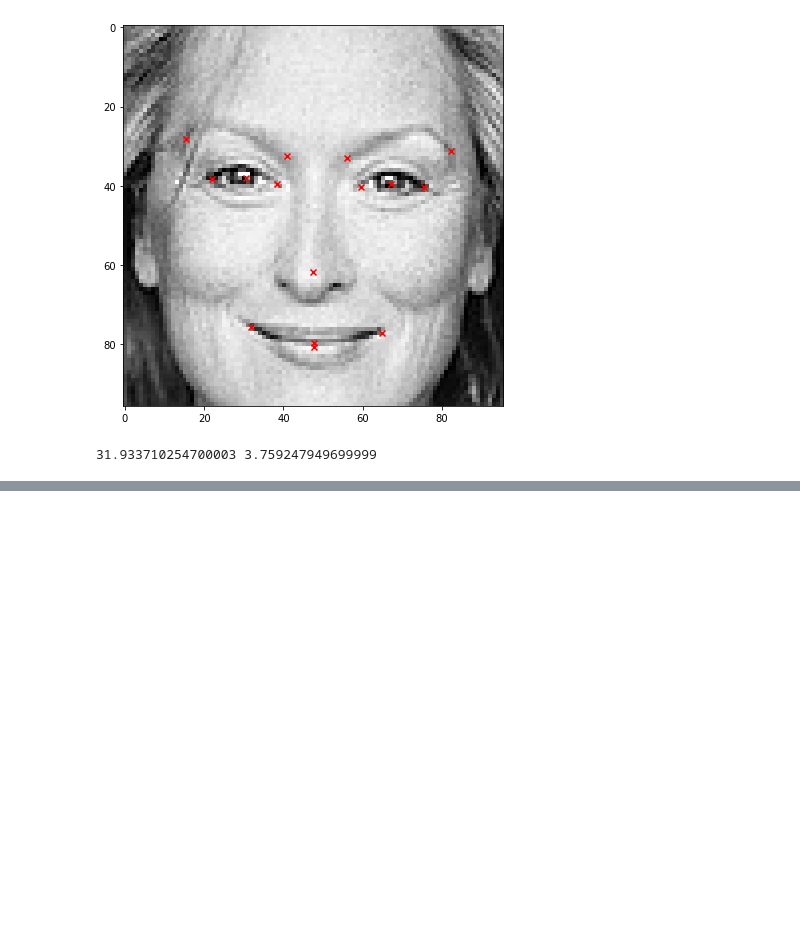
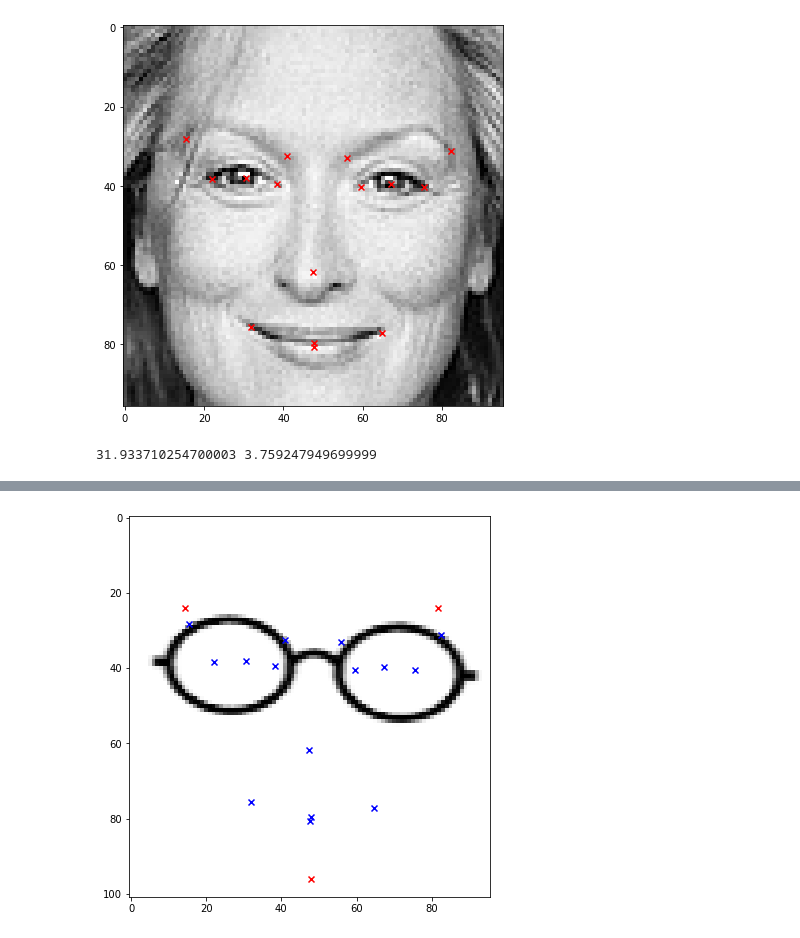
Before and after one commit to ss2342/CV_Snap_Filter, a Jupyter notebook: CV_Snap_filter_data_augmentation.ipynb, the cells around one changed output, grey strips where cells are left out. Saved outputs shown, nothing was run; the diff lists cells and outputs as text; code cells hidden in the pictures; blank space fills up the shorter version.

```diff
--- a/CV_Snap_filter_data_augmentation.ipynb
+++ b/CV_Snap_filter_data_augmentation.ipynb
@@ -486,0 +528,14 @@ print(img_nose[12])
+# %%
+eyes_coords = np.float32( [(eyes_xs[0],eyes_ys[0]),(eyes_xs[1],eyes_ys[1]),(eyes_xs[2],eyes_ys[2]) ] )
+val_coords = np.float32([(xs[7],ys[7]),(xs[9],ys[9]),(xs[10],ys[10])])
+# %%
+trans2 = cv2.getAffineTransform( eyes_coords, val_coords )
+new_eyes_img = cv2.warpAffine(img_eyes, trans2, (96, 96))
+# %%
+plt.figure(figsize=(7, 7))
+plt.imshow(new_eyes_img, cmap='gray')
+plt.scatter(eyes_xs, eyes_ys, marker='x', color='red')
+plt.scatter(xs, ys, marker='x', color='blue')
+plt.show()
+# %% [output]
+[figure, added]
```
Also changed, not shown: parts of 12 cells of this notebook.
